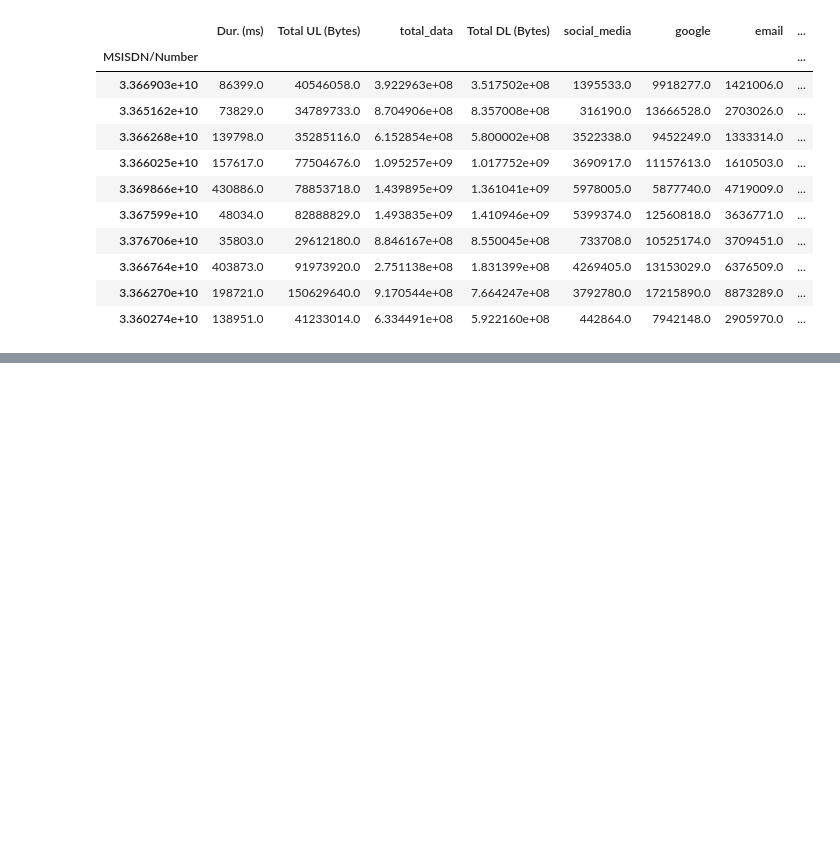
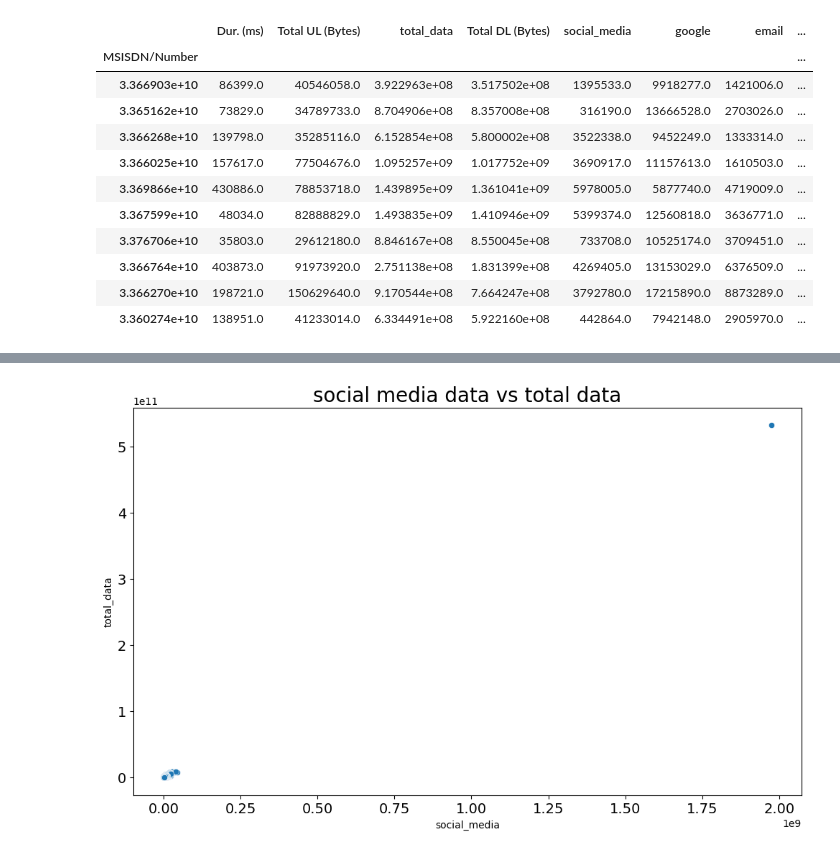
Before and after one commit to Keriii/week_1, a Jupyter notebook: notebook/EDA analysis.ipynb, the cells around one changed output, grey strips where cells are left out. Drawn from its saved outputs; the diff is of its cells as text; code cells hidden in the pictures; blank space fills up the shorter version.

```diff
--- a/notebook/EDA analysis.ipynb
+++ b/notebook/EDA analysis.ipynb
@@ -227,0 +241,4 @@ TypeError: plots() takes no arguments
+# %%
+#Bi-variate analysis
+agg_data = variables.groupby('MSISDN/Number').sum()
+agg_data.head(10)
@@ -227,0 +258,4 @@ TypeError: plots() takes no arguments
+# %%
+plot_scatter(agg_data, 'social_media', 'total_data', 'social media data vs total data',  None,  None)
+# %% [output]
+[figure, added]
```
Also changed, not shown: parts of 14 cells of this notebook.
